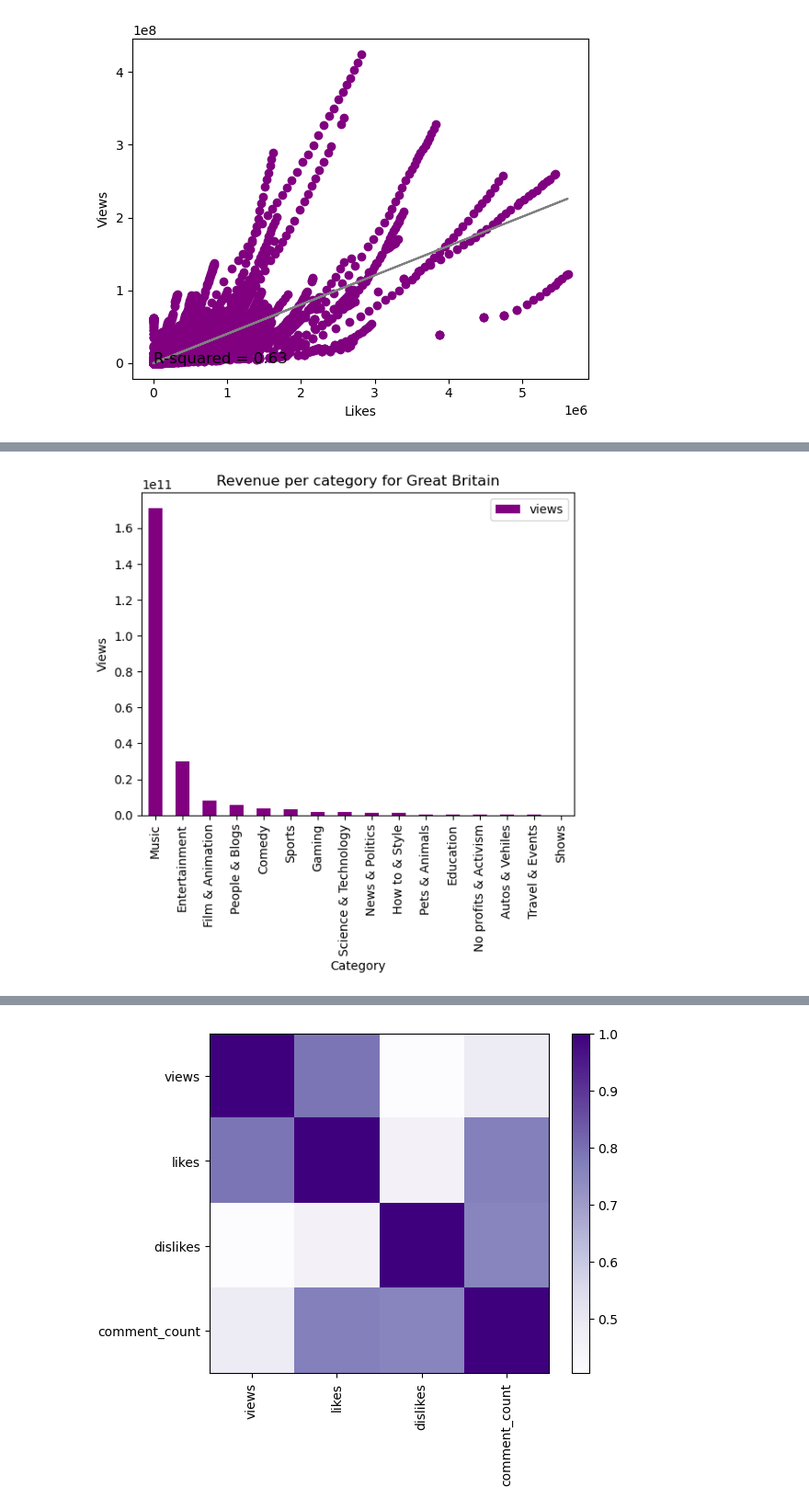
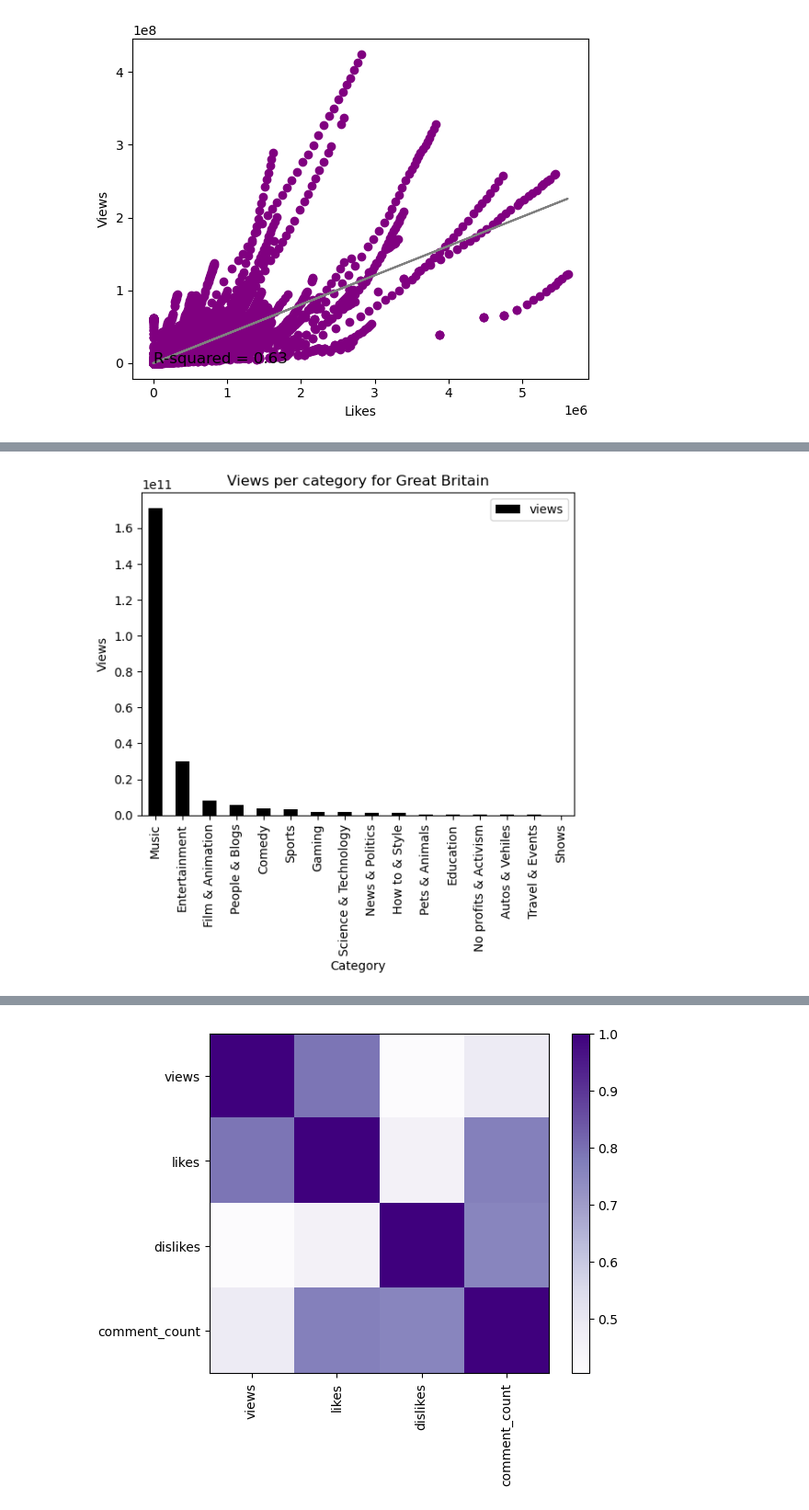
Before and after one commit to CsarCruz/lospandas, a Jupyter notebook: lospandas.ipynb, the cells around one changed output, grey strips where cells are left out. Shown: that part at 92% size. Cells and saved outputs as stored; diff of their text form; code cells hidden in the pictures.

```diff
--- a/lospandas.ipynb
+++ b/lospandas.ipynb
@@ -228,11 +211,11 @@ The same process was used for obtaining the Revenue per category for Great Brita
 # %%
-views_per_category_GR.plot(kind="bar", color ="purple")
+views_per_category_GR.plot(kind="bar", color ="black")
 plt.xlabel('Category')
 plt.ylabel('Views')
-plt.title('Revenue per category for Great Britain')
+plt.title('Views per category for Great Britain')
 plt.show()
 # %% [output]
-[figure, old version]
+[figure, new version]
 # %%
 """
 The same process was used for obtaining the Revenue per category for Great France.
```
Also changed, not shown: parts of 20 cells of this notebook, 1 other file.
